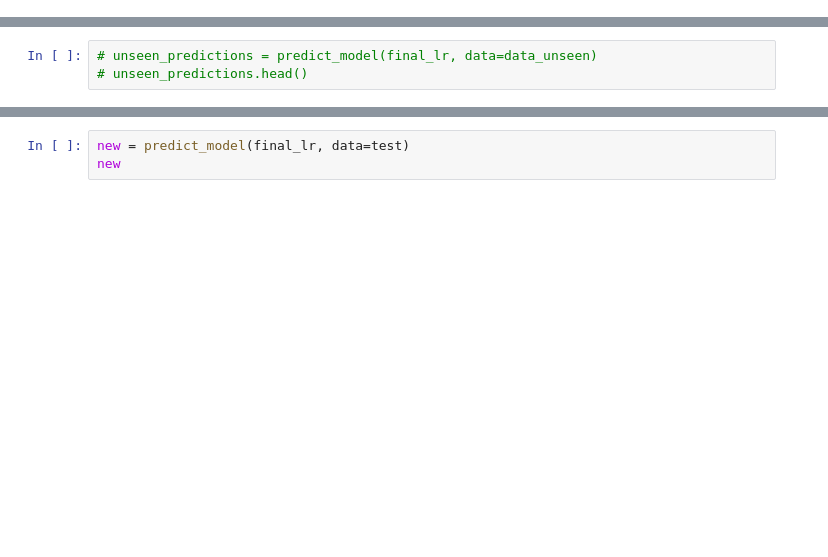
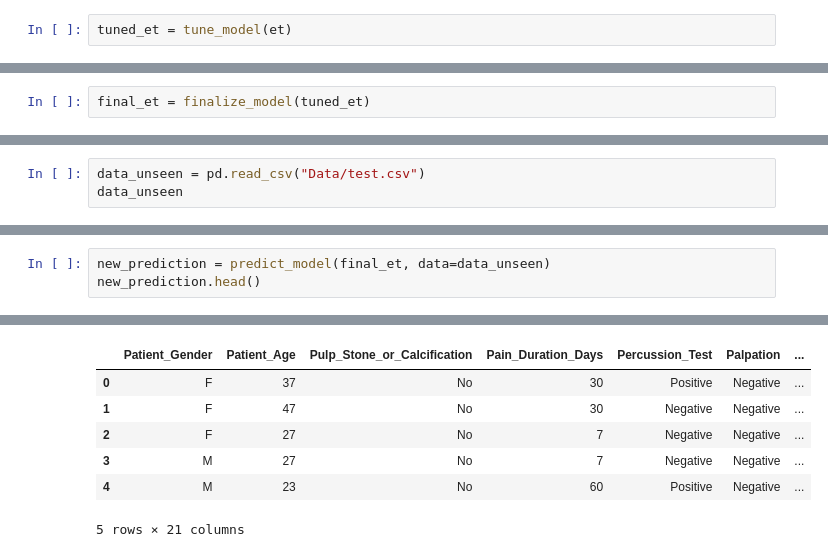
Before and after one commit to arifmarias/suppliment_anesthesia, a Jupyter notebook: model.ipynb, the cells around one changed output, grey strips where cells are left out. Saved outputs shown, nothing was run; the diff lists cells and outputs as text; blank space fills up the shorter version.

```diff
--- a/model.ipynb
+++ b/model.ipynb
@@ -162,0 +76,2 @@ new_prediction[["prediction_label", "prediction_score"]]
+# %%
+tuned_et = tune_model(et)
@@ -162,0 +122,2 @@ new_prediction[["prediction_label", "prediction_score"]]
+# %%
+final_et = finalize_model(tuned_et)
@@ -162,0 +147,3 @@ new_prediction[["prediction_label", "prediction_score"]]
+# %%
+data_unseen = pd.read_csv("Data/test.csv")
+data_unseen
@@ -163,3 +158,4 @@ new_prediction[["prediction_label", "prediction_score"]]
 # %%
-# unseen_predictions = predict_model(final_lr, data=data_unseen)
-# unseen_predictions.head()
+new_prediction = predict_model(final_et, data=data_unseen)
+new_prediction.head()
+# %% [output]
@@ -166,3 +163,7 @@ new_prediction[["prediction_label", "prediction_score"]]
+|  | Patient_Gender | Patient_Age | Pulp_Stone_or_Calcification | Pain_Duration_Days | Percussion_Test | Palpation | ... |
+| 0 | F | 37 | No | 30 | Positive | Negative | ... |
+| 1 | F | 47 | No | 30 | Negative | Negative | ... |
+| 2 | F | 27 | No | 7 | Negative | Negative | ... |
+| 3 | M | 27 | No | 7 | Negative | Negative | ... |
+| 4 | M | 23 | No | 60 | Positive | Negative | ... |
+5 rows × 21 columns
-# %%
-new = predict_model(final_lr, data=test)
-new
```
Also changed, not shown: parts of 43 cells of this notebook, 11 other files.
